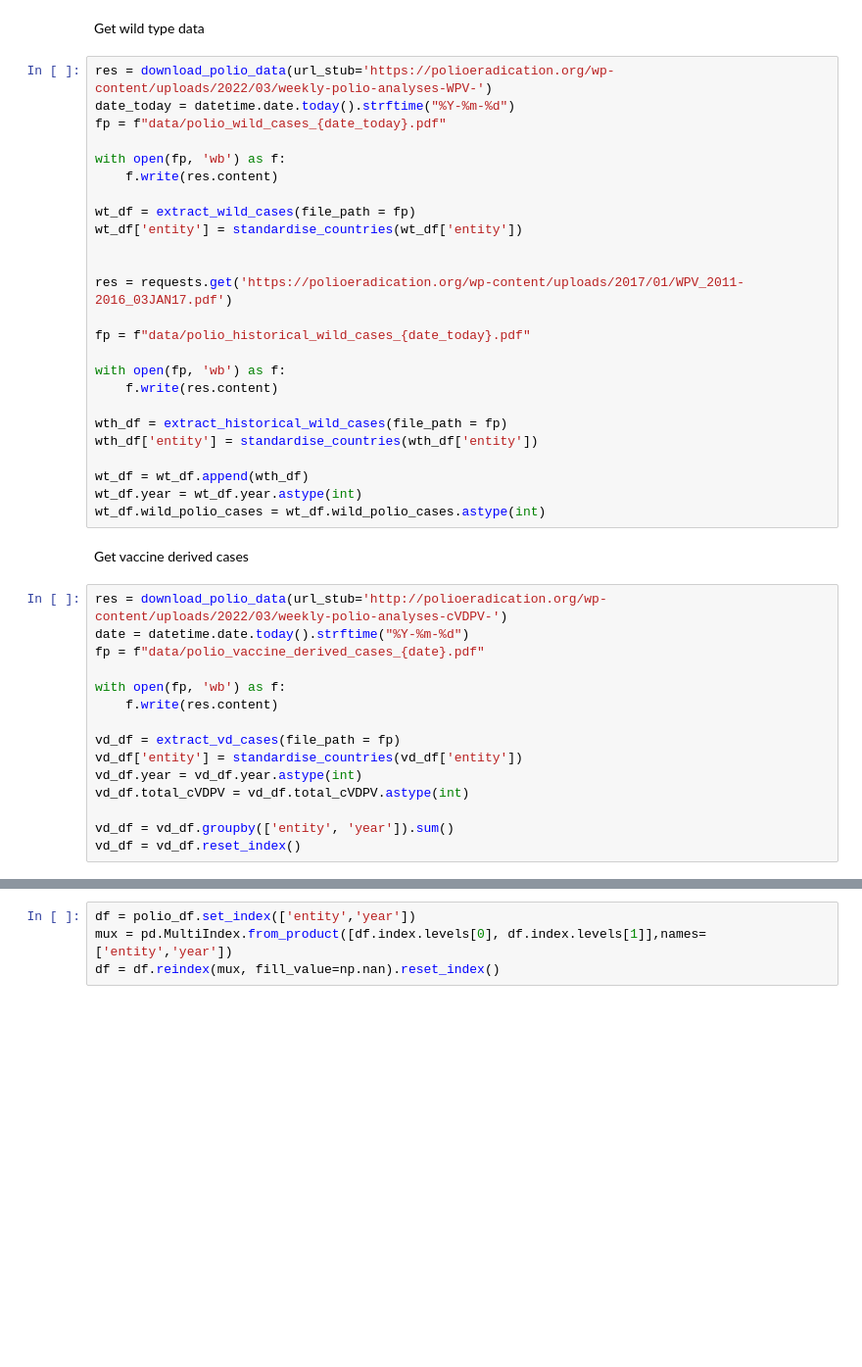
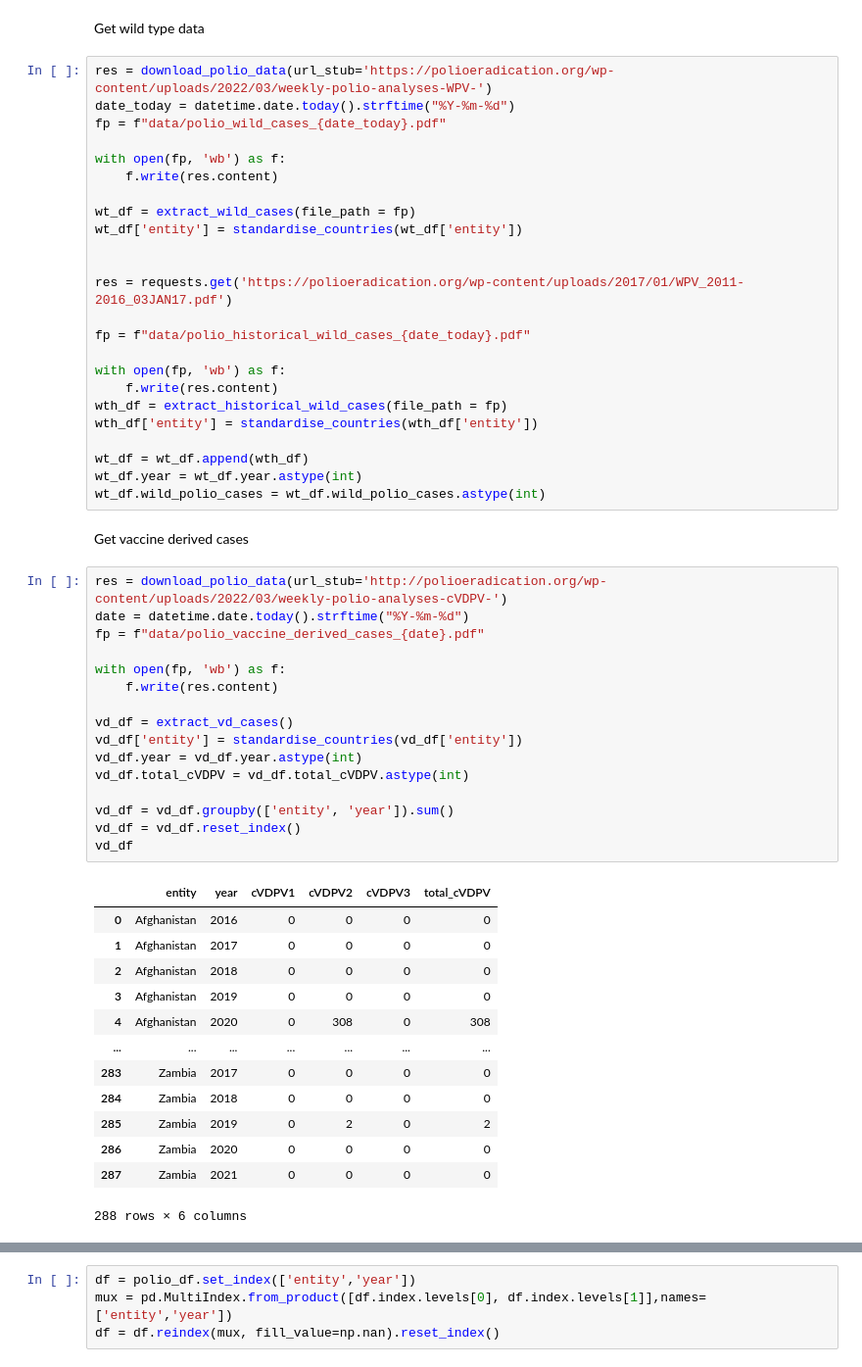
Before and after one commit to owid/notebooks, a Jupyter notebook: FionaSpooner/polio_cases/combine_polio_data.ipynb, the cells around one changed output, grey strips where cells are left out. Shown at 98% size. Drawn from its saved outputs; the diff is of its cells as text; blank space fills up the shorter version.

```diff
--- a/FionaSpooner/polio_cases/combine_polio_data.ipynb
+++ b/FionaSpooner/polio_cases/combine_polio_data.ipynb
@@ -35,7 +93,6 @@ fp = f"data/polio_historical_wild_cases_{date_today}.pdf"
 
 with open(fp, 'wb') as f:
     f.write(res.content)
-
 wth_df = extract_historical_wild_cases(file_path = fp)
 wth_df['entity'] = standardise_countries(wth_df['entity'])
 
@@ -47,15 +104,30 @@ Get vaccine derived cases
 # %%
 res = download_polio_data(url_stub='http://polioeradication.org/wp-content/uploads/2022/03/weekly-polio-analyses-cVDPV-')
 date = datetime.date.today().strftime("%Y-%m-%d")
 fp = f"data/polio_vaccine_derived_cases_{date}.pdf"
 
 with open(fp, 'wb') as f:
     f.write(res.content)
 
-vd_df = extract_vd_cases(file_path = fp)
+vd_df = extract_vd_cases()
 vd_df['entity'] = standardise_countries(vd_df['entity'])
 vd_df.year = vd_df.year.astype(int)
 vd_df.total_cVDPV = vd_df.total_cVDPV.astype(int)
 
 vd_df = vd_df.groupby(['entity', 'year']).sum()
 vd_df = vd_df.reset_index()
+vd_df
+# %% [output]
+|  | entity | year | cVDPV1 | cVDPV2 | cVDPV3 | total_cVDPV |
+| 0 | Afghanistan | 2016 | 0 | 0 | 0 | 0 |
+| 1 | Afghanistan | 2017 | 0 | 0 | 0 | 0 |
+| 2 | Afghanistan | 2018 | 0 | 0 | 0 | 0 |
+| 3 | Afghanistan | 2019 | 0 | 0 | 0 | 0 |
+| 4 | Afghanistan | 2020 | 0 | 308 | 0 | 308 |
+| ... | ... | ... | ... | ... | ... | ... |
+| 283 | Zambia | 2017 | 0 | 0 | 0 | 0 |
+| 284 | Zambia | 2018 | 0 | 0 | 0 | 0 |
+| 285 | Zambia | 2019 | 0 | 2 | 0 | 2 |
+| 286 | Zambia | 2020 | 0 | 0 | 0 | 0 |
+| 287 | Zambia | 2021 | 0 | 0 | 0 | 0 |
+288 rows × 6 columns
```
Also changed, not shown: parts of 13 cells of this notebook, 19 other files.
